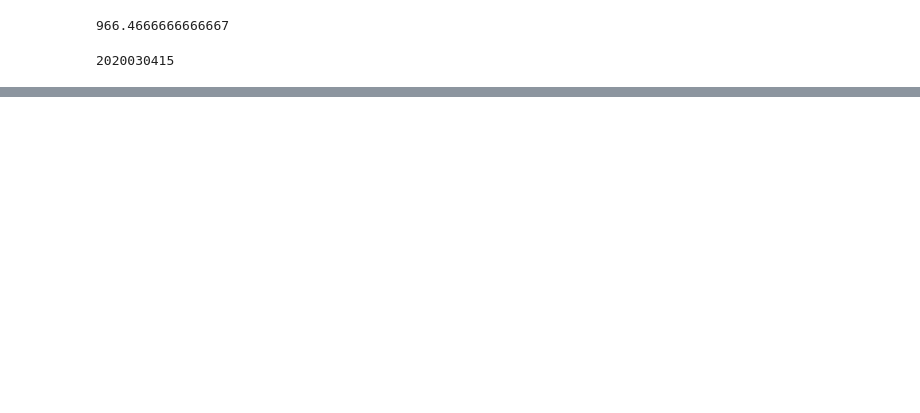
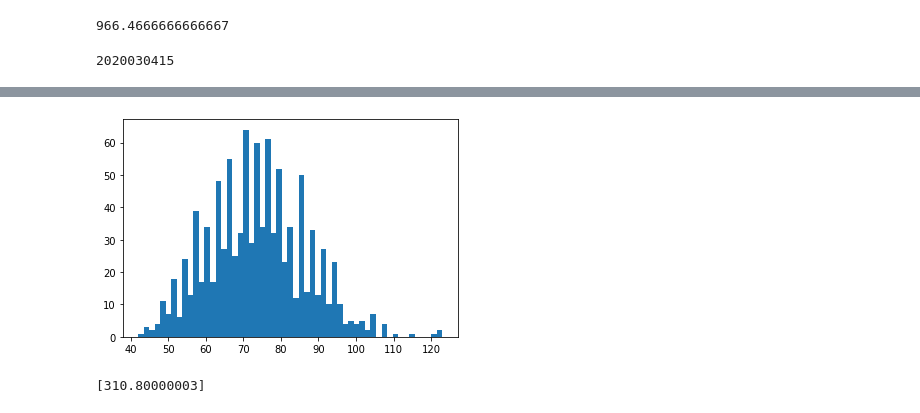
Before and after one commit to mcbarlowe/nhl_analysis, a Jupyter notebook: Predicting NHL Goals with Bayesian Methods.ipynb, the cells around one changed output, grey strips where cells are left out. Drawn from its saved outputs; the diff is of its cells as text; code cells hidden in the pictures; blank space fills up the shorter version.

```diff
--- a/Predicting NHL Goals with Bayesian Methods.ipynb
+++ b/Predicting NHL Goals with Bayesian Methods.ipynb
@@ -136,0 +214,15 @@ shift_data.GAME_ID.max()
+# %%
+prior_alpha = 10
+prior_beta = .1666
+
+posterior_predictive_sample = np.random.negative_binomial(prior_alpha + 53, 1/(1 + (prior_beta + 1)), size=1000)
+# %%
+plt.hist(posterior_predictive_sample, bins=55)
+plt.show()
+# %% [output]
+[figure, added]
+# %%
+test = np.empty(1)
+print(test)
+# %% [output]
+[310.80000003]
```
Also changed, not shown: parts of 16 cells of this notebook, 6 other files.
